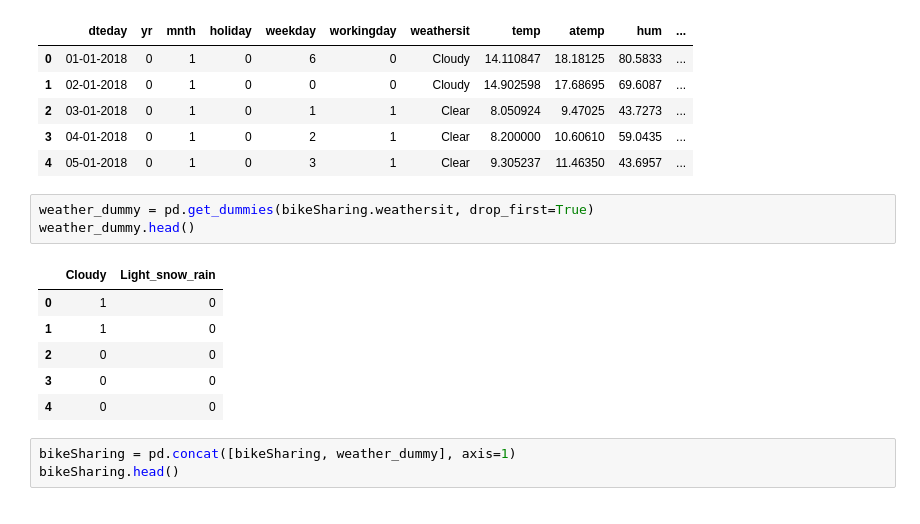
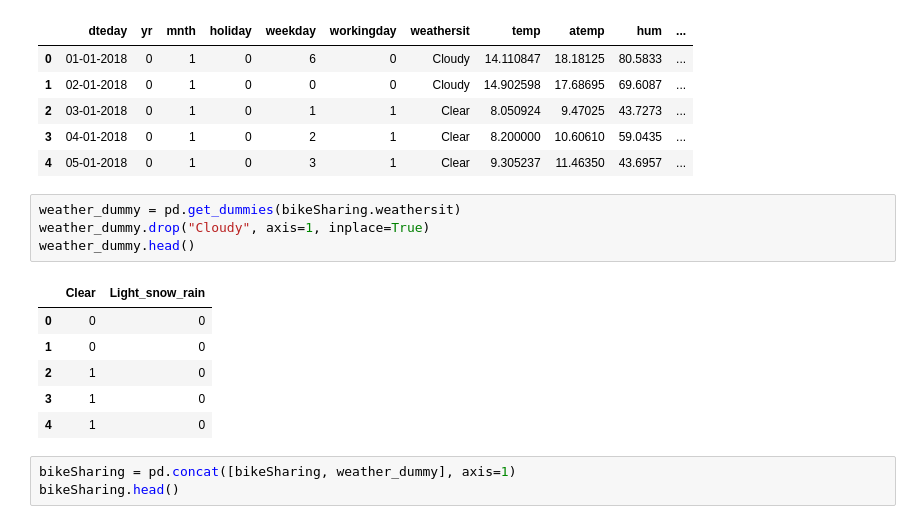
Before and after one commit to sanchita238/BikeSharingLinearRegression, a Jupyter notebook: Sanchita_Bike_Sharing_Assngmnt.ipynb, the cells around one changed output. Cells and saved outputs as stored; diff of their text form.

```diff
--- a/Sanchita_Bike_Sharing_Assngmnt.ipynb
+++ b/Sanchita_Bike_Sharing_Assngmnt.ipynb
@@ -233,15 +229,16 @@ bikeSharing.head()
 | 3 | 04-01-2018 | 0 | 1 | 0 | 2 | 1 | Clear | 8.200000 | 10.60610 | 59.0435 | ... |
 | 4 | 05-01-2018 | 0 | 1 | 0 | 3 | 1 | Clear | 9.305237 | 11.46350 | 43.6957 | ... |
 # %%
-weather_dummy = pd.get_dummies(bikeSharing.weathersit, drop_first=True)
+weather_dummy = pd.get_dummies(bikeSharing.weathersit)
+weather_dummy.drop("Cloudy", axis=1, inplace=True)
 weather_dummy.head()
 # %% [output]
-|  | Cloudy | Light_snow_rain |
-| 0 | 1 | 0 |
-| 1 | 1 | 0 |
-| 2 | 0 | 0 |
-| 3 | 0 | 0 |
-| 4 | 0 | 0 |
+|  | Clear | Light_snow_rain |
+| 0 | 0 | 0 |
+| 1 | 0 | 0 |
+| 2 | 1 | 0 |
+| 3 | 1 | 0 |
+| 4 | 1 | 0 |
 # %%
 bikeSharing = pd.concat([bikeSharing, weather_dummy], axis=1)
 bikeSharing.head()
```
Also changed, not shown: parts of 22 cells of this notebook.
